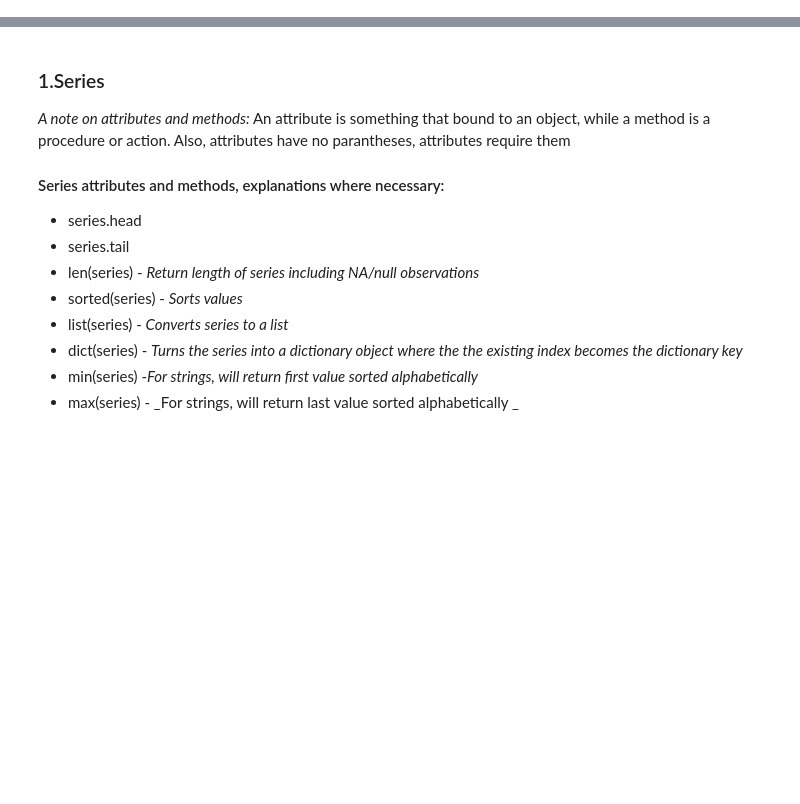
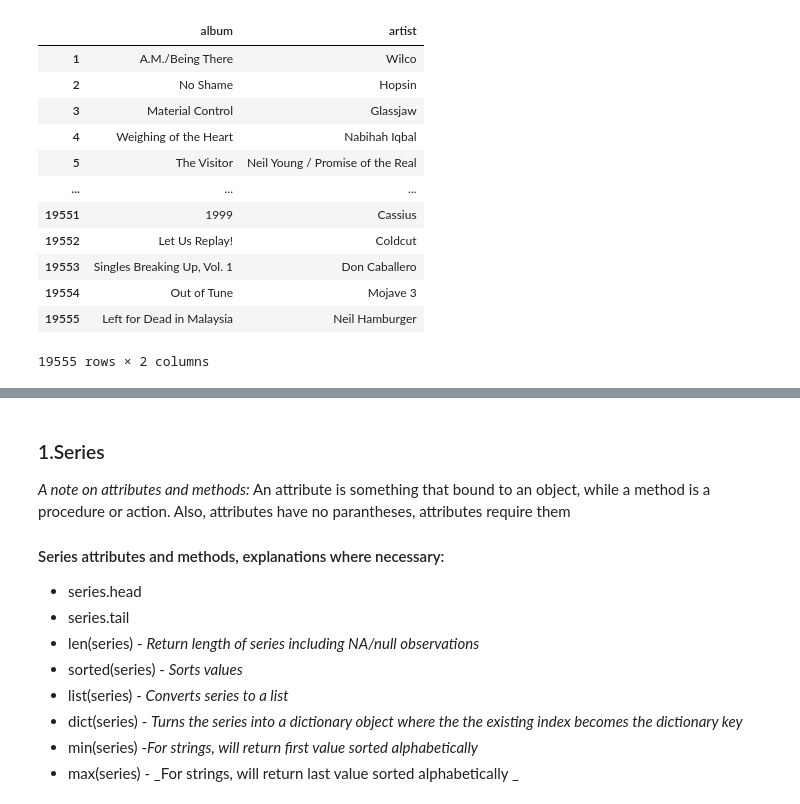
Before and after one commit to rsolter/Udemy-Courses, a Jupyter notebook: Udemy - Data Analysis with Pandas and Python/Summary.ipynb, the cells around one changed output, grey strips where cells are left out. Cells and saved outputs as stored; diff of their text form; code cells hidden in the pictures; blank space fills up the shorter version.

```diff
--- a/Udemy - Data Analysis with Pandas and Python/Summary.ipynb
+++ b/Udemy - Data Analysis with Pandas and Python/Summary.ipynb
@@ -26,0 +61,16 @@ Summary notes from pandas course using Pitchfork review data downloaded from Kag
+# %%
+p4k[['album','artist']]
+# %% [output]
+|  | album | artist |
+| 1 | A.M./Being There | Wilco |
+| 2 | No Shame | Hopsin |
+| 3 | Material Control | Glassjaw |
+| 4 | Weighing of the Heart | Nabihah Iqbal |
+| 5 | The Visitor | Neil Young / Promise of the Real |
+| ... | ... | ... |
+| 19551 | 1999 | Cassius |
+| 19552 | Let Us Replay! | Coldcut |
+| 19553 | Singles Breaking Up, Vol. 1 | Don Caballero |
+| 19554 | Out of Tune | Mojave 3 |
+| 19555 | Left for Dead in Malaysia | Neil Hamburger |
+19555 rows × 2 columns
```
Also changed, not shown: parts of 18 cells of this notebook, 1 other file.
